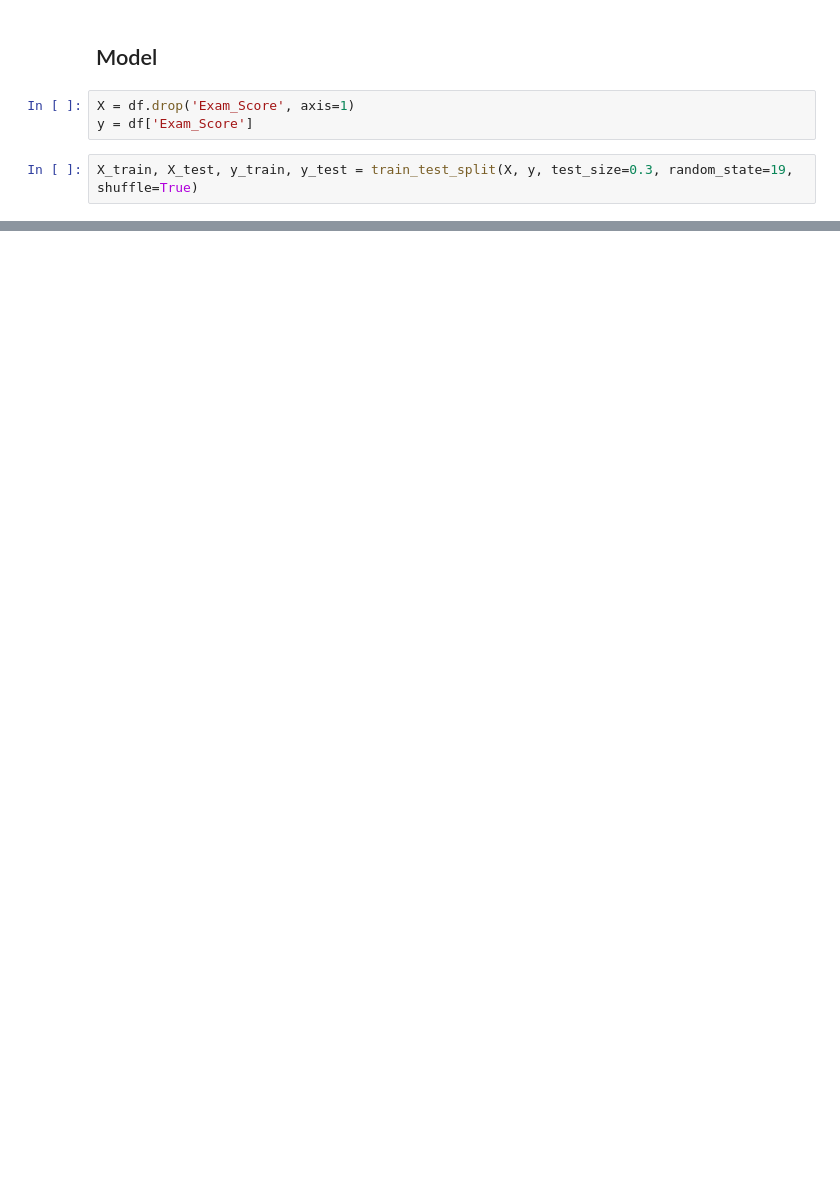
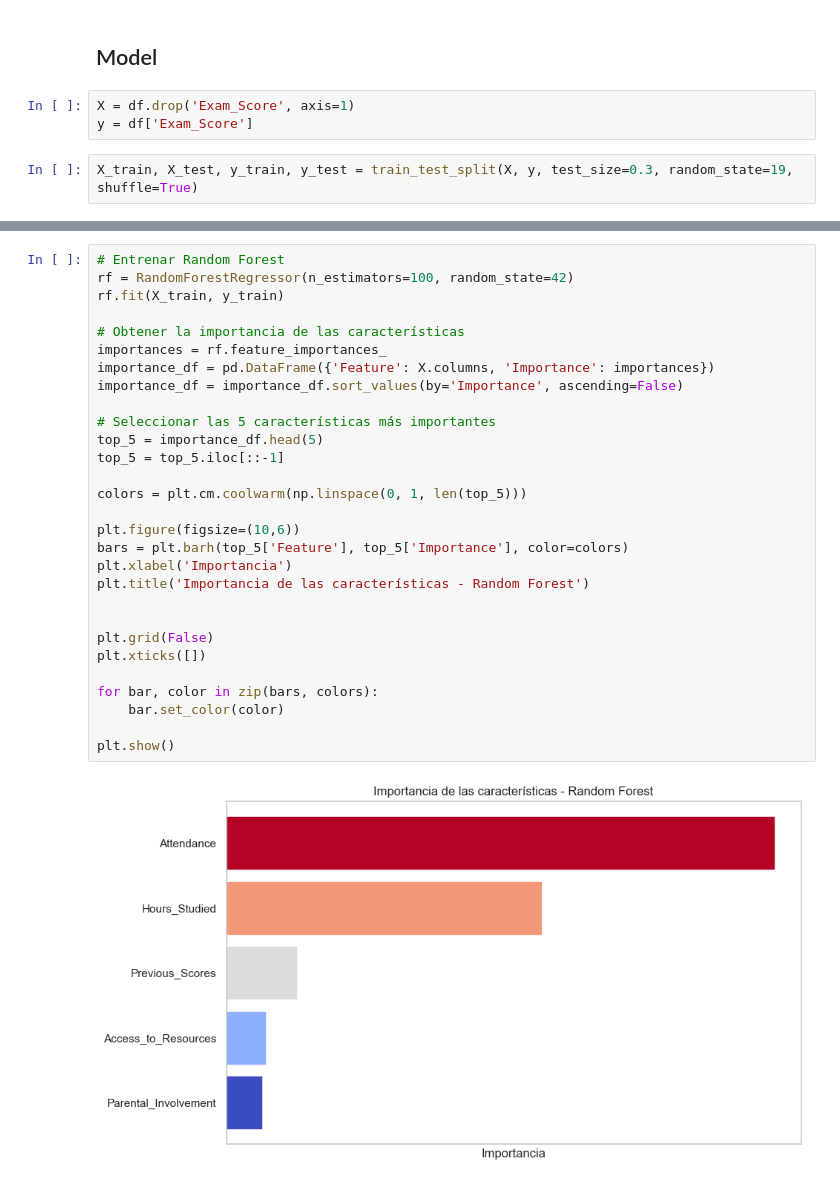
Before and after one commit to JRI11930/StudentPerformance, a Jupyter notebook: StudentPerformance.ipynb, the cells around one changed output, grey strips where cells are left out. Drawn from its saved outputs; the diff is of its cells as text; blank space fills up the shorter version.

```diff
--- a/StudentPerformance.ipynb
+++ b/StudentPerformance.ipynb
@@ -377,0 +534,31 @@ plt.show()
+# %%
+# Entrenar Random Forest
+rf = RandomForestRegressor(n_estimators=100, random_state=42)
+rf.fit(X_train, y_train)
+
+# Obtener la importancia de las características
+importances = rf.feature_importances_
+importance_df = pd.DataFrame({'Feature': X.columns, 'Importance': importances})
+importance_df = importance_df.sort_values(by='Importance', ascending=False)
+
+# Seleccionar las 5 características más importantes
+top_5 = importance_df.head(5)
+top_5 = top_5.iloc[::-1]
+
+colors = plt.cm.coolwarm(np.linspace(0, 1, len(top_5)))
+
+plt.figure(figsize=(10,6))
+bars = plt.barh(top_5['Feature'], top_5['Importance'], color=colors)
+plt.xlabel('Importancia')
+plt.title('Importancia de las características - Random Forest')
+
+
+plt.grid(False)
+plt.xticks([])
+
+for bar, color in zip(bars, colors):
+    bar.set_color(color)
+
+plt.show()
+# %% [output]
+[figure, added]
```
Also changed, not shown: parts of 15 cells of this notebook, 1 other file.
